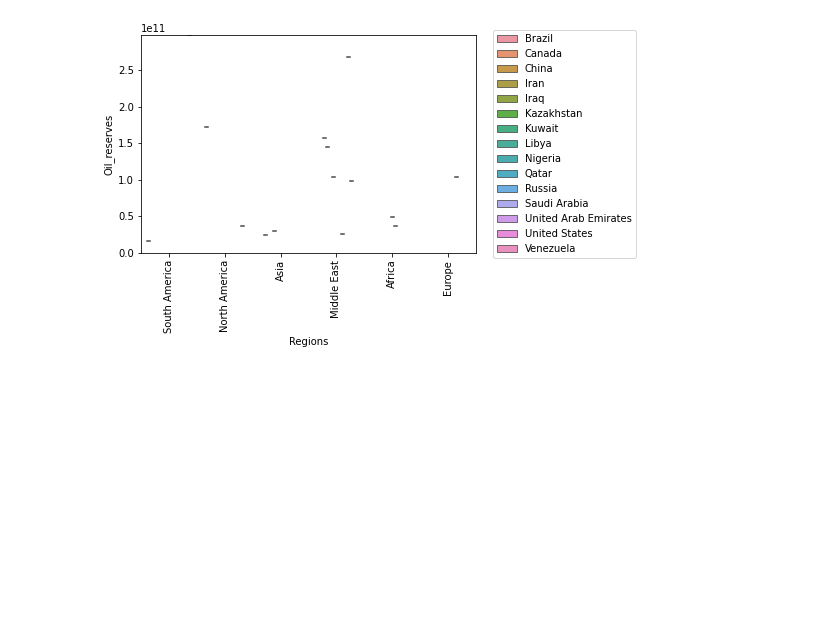
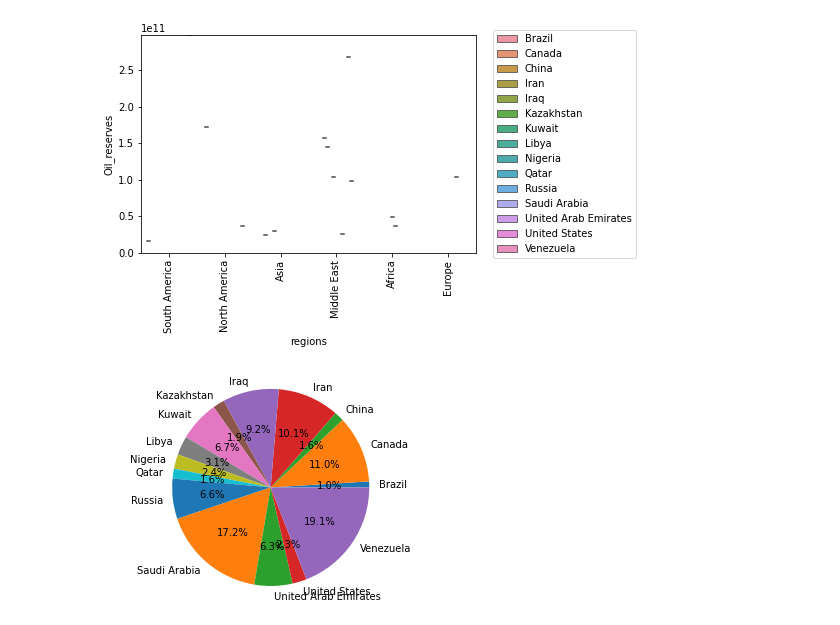
Before and after one commit to louisehviid/KM2023, a Jupyter notebook: simple_examples_of_data_visualizations.ipynb, the cells around one changed output. Cells and saved outputs as stored; diff of their text form; code cells hidden in the pictures; blank space fills up the shorter version.

```diff
--- a/simple_examples_of_data_visualizations.ipynb
+++ b/simple_examples_of_data_visualizations.ipynb
@@ -140,3 +122,36 @@ plot.legend(loc='center left', bbox_to_anchor=(1.05, 0.5), borderaxespad=0)
 plt.show()
 # %% [output]
 [figure]
+# %%
+import matplotlib.pyplot as plt
+
+# Your data set
+data = {'A': 20, 'B': 30, 'C': 50}
+
+# Calculate total and create a list of percentages
+total = sum(data.values())
+percentages = [100 * value / total for value in data.values()]
+
+# Plot the pie chart
+plt.pie(percentages, labels=data.keys(), autopct='%1.1f%%')
+plt.axis('equal')
+plt.show()
+# %%
+#Making a piechart
+
+import pandas as pd
+import matplotlib.pyplot as plt
+
+# Read the data from an Excel file
+#data = pd.read_excel('https://raw.githubusercontent.com/louisehviid/km2023/main/data/Chapter2/Xr02-13.xlsx', sheet_name='Sheet1')
+
+# Calculate total and create a list of percentages
+total = data['Oil_reserves'].sum()
+percentages = 100 * data['Oil_reserves'] / total
+
+# Plot the pie chart
+plt.pie(percentages, labels=data['Country'], autopct='%1.1f%%')
+plt.axis('equal')
+plt.show()
+# %% [output]
+[figure, added]
```
Also changed, not shown: parts of 5 cells of this notebook.
